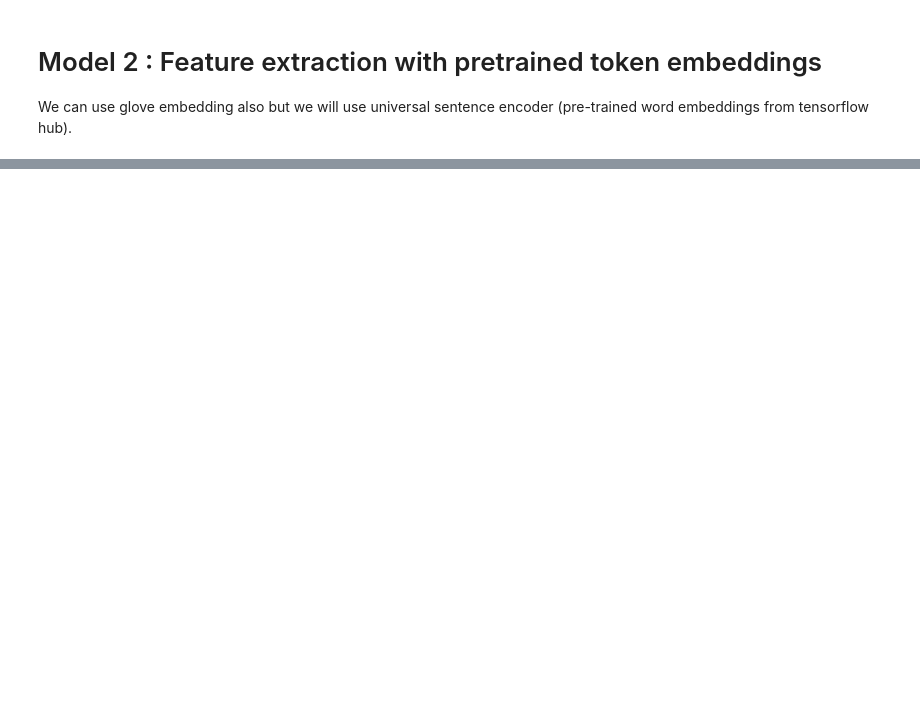
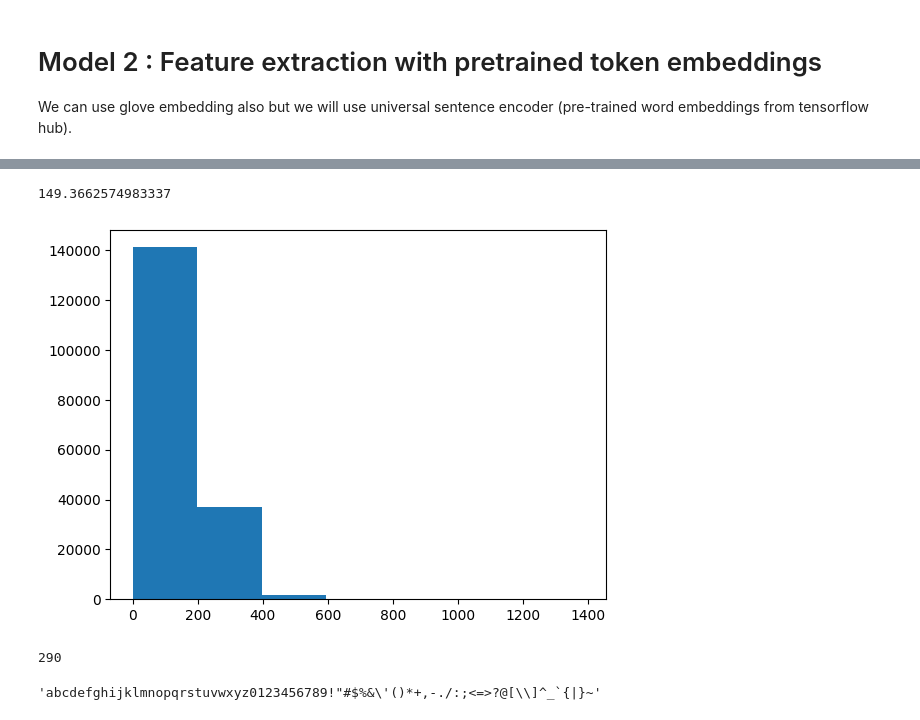
Before and after one commit to MelihKlc/Deep-Learning, a Jupyter notebook: Milestone_Project_SkimLit.ipynb, the cells around one changed output, grey strips where cells are left out. Saved outputs shown, nothing was run; the diff lists cells and outputs as text; code cells hidden in the pictures; blank space fills up the shorter version.

```diff
--- a/Milestone_Project_SkimLit.ipynb
+++ b/Milestone_Project_SkimLit.ipynb
@@ -760,0 +801,27 @@ model_2_results
+# %%
+# What is the average character length?
+char_lens = [ len(character) for character in train_sentences]
+mean_char_len = np.mean(char_lens)
+mean_char_len
+# %% [output]
+149.3662574983337
+# %%
+# Check the distribution of our sequences at a character-level
+import matplotlib.pyplot as plt
+plt.hist(char_lens , bins = 7);
+# %% [output]
+[figure, added]
+# %%
+# Find what character length covers 95% of sequences
+output_seq_char_length = int(np.percentile(char_lens , 95))
+output_seq_char_length
+# %% [output]
+290
+# %%
+# Get all keyboard characters. Text vectorizerdeki max tokensi bulmaya çalışıyoruz. Fakat burda farklı bir yaklaşım yapacağız. Çünkü mesela d harfi çok fazla kez kullanılıyor kelimelerde fakat d her zaman aynı d. Bu yüzden bunu bir kere kullanmamız gerekiyor.
+import string
+alphabet = string.ascii_lowercase + string.digits + string.punctuation
+alphabet
+# We will use len of this alphabet object
+# %% [output]
+'abcdefghijklmnopqrstuvwxyz0123456789!"#$%&\'()*+,-./:;<=>?@[\\]^_`{|}~'
```
Also changed, not shown: parts of 48 cells of this notebook.
